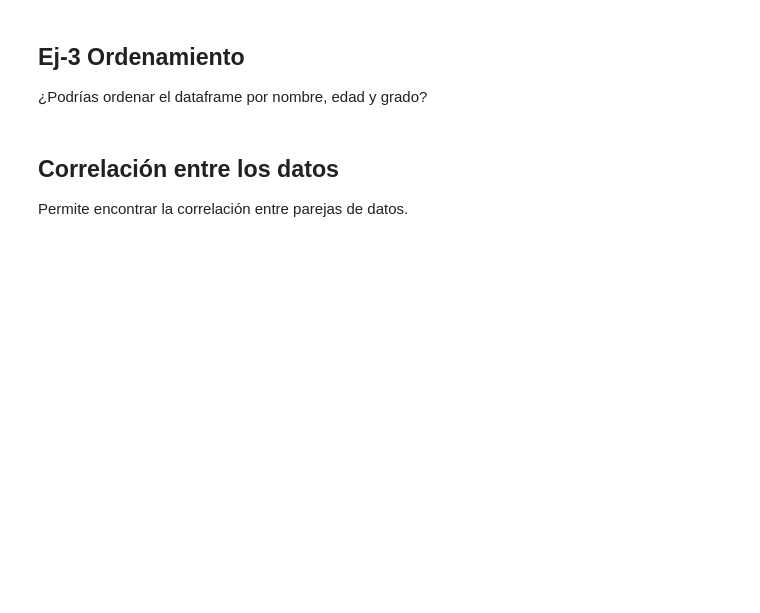
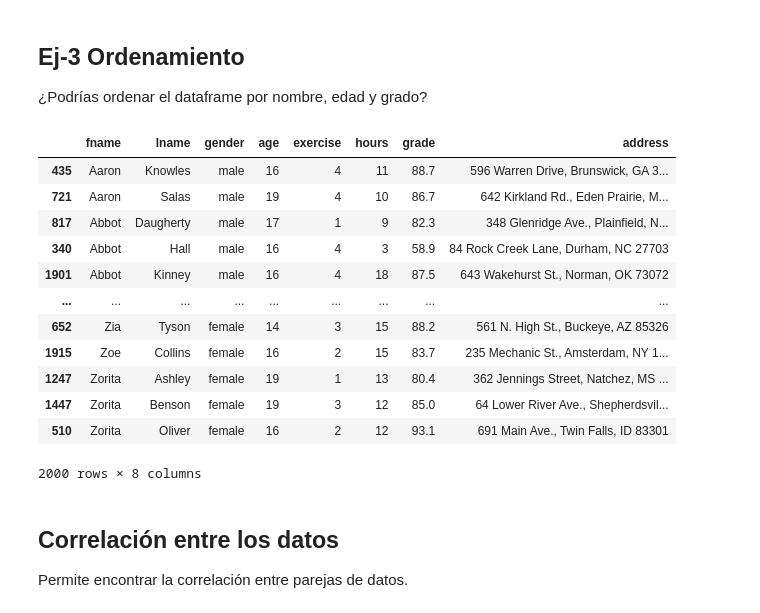
Before and after one commit to Joranome/T3SignificadoDatos, a Jupyter notebook: 1-SigDatos.ipynb, the cells around one changed output. Cells and saved outputs as stored; diff of their text form; code cells hidden in the pictures; blank space fills up the shorter version.

```diff
--- a/1-SigDatos.ipynb
+++ b/1-SigDatos.ipynb
@@ -226,3 +224,25 @@ df.tail()
+# %%
+#Ej-3 ....
+import pandas as pd
+
+Location = "datasets/gradedata.csv"
+df = pd.read_csv(Location)
+df = df.sort_values(by=['fname','lname', 'grade'])
+df
+# %% [output]
+|  | fname | lname | gender | age | exercise | hours | grade | address |
+| 435 | Aaron | Knowles | male | 16 | 4 | 11 | 88.7 | 596 Warren Drive, Brunswick, GA 3... |
+| 721 | Aaron | Salas | male | 19 | 4 | 10 | 86.7 | 642 Kirkland Rd., Eden Prairie, M... |
+| 817 | Abbot | Daugherty | male | 17 | 1 | 9 | 82.3 | 348 Glenridge Ave., Plainfield, N... |
+| 340 | Abbot | Hall | male | 16 | 4 | 3 | 58.9 | 84 Rock Creek Lane, Durham, NC 27703 |
+| 1901 | Abbot | Kinney | male | 16 | 4 | 18 | 87.5 | 643 Wakehurst St., Norman, OK 73072 |
+| ... | ... | ... | ... | ... | ... | ... | ... | ... |
+| 652 | Zia | Tyson | female | 14 | 3 | 15 | 88.2 | 561 N. High St., Buckeye, AZ 85326 |
+| 1915 | Zoe | Collins | female | 16 | 2 | 15 | 83.7 | 235 Mechanic St., Amsterdam, NY 1... |
+| 1247 | Zorita | Ashley | female | 19 | 1 | 13 | 80.4 | 362 Jennings Street, Natchez, MS ... |
+| 1447 | Zorita | Benson | female | 19 | 3 | 12 | 85.0 | 64 Lower River Ave., Shepherdsvil... |
+| 510 | Zorita | Oliver | female | 16 | 2 | 12 | 93.1 | 691 Main Ave., Twin Falls, ID 83301 |
+2000 rows × 8 columns
 # %% [markdown]
 ## Correlación entre los datos
 
```
Also changed, not shown: parts of 1 cell of this notebook.
